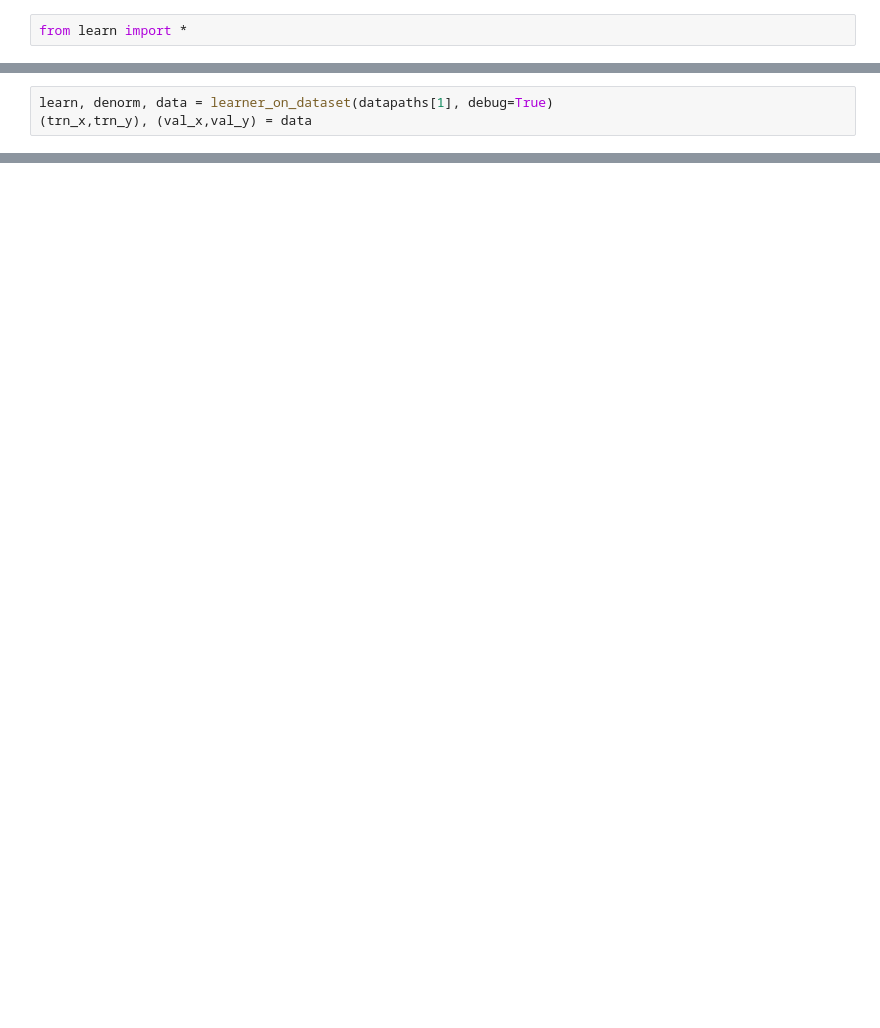
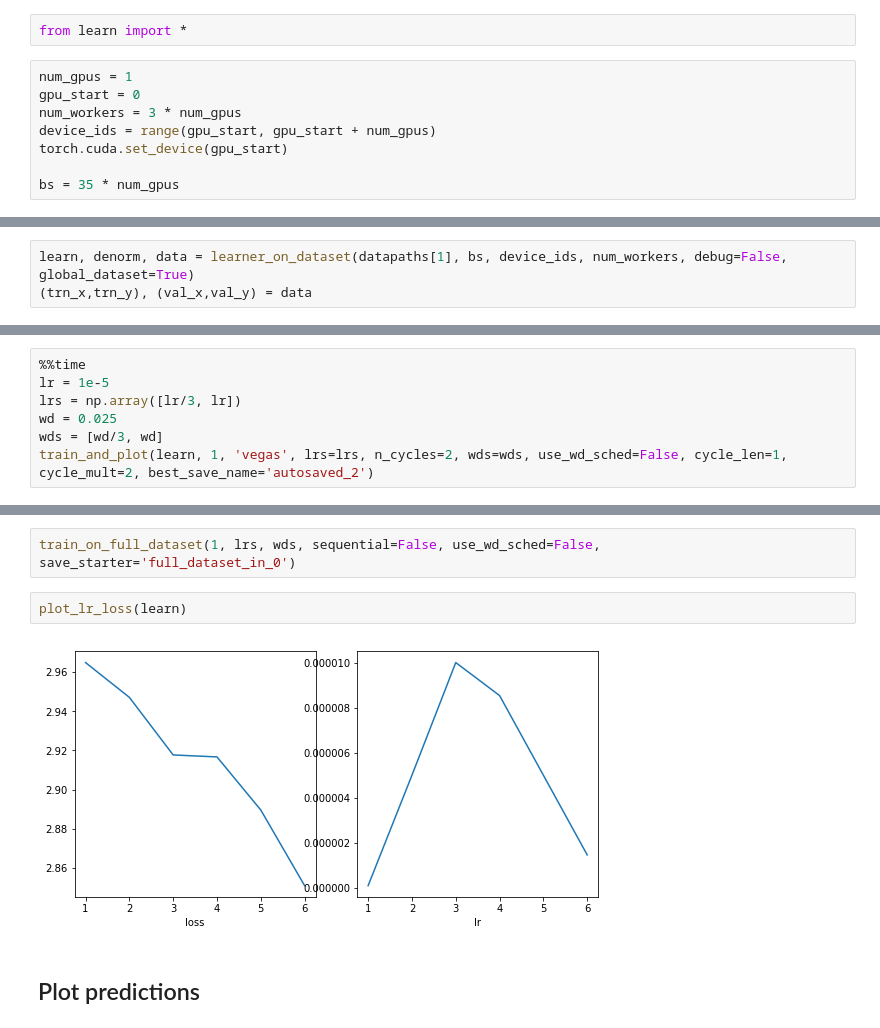
Before and after one commit to Twofyw/building-detection-challenge, a Jupyter notebook: unet_pred.ipynb, the cells around one changed output, grey strips where cells are left out. Drawn from its saved outputs; the diff is of its cells as text; blank space fills up the shorter version.

```diff
--- a/unet_pred.ipynb
+++ b/unet_pred.ipynb
@@ -5,2 +6,10 @@
 # %%
 from learn import *
+# %%
+num_gpus = 1
+gpu_start = 0
+num_workers = 3 * num_gpus
+device_ids = range(gpu_start, gpu_start + num_gpus)
+torch.cuda.set_device(gpu_start)
+
+bs = 35 * num_gpus
@@ -7,5 +18,5 @@ from learn import *
 # %%
-learn, denorm, data = learner_on_dataset(datapaths[1], debug=True)
+learn, denorm, data = learner_on_dataset(datapaths[1], bs, device_ids, num_workers, debug=False, global_dataset=True)
 (trn_x,trn_y), (val_x,val_y) = data
 # %% [output]
 Failed to display Jupyter Widget of type HBox.
@@ -17,0 +29,7 @@ NameError: name '_bs' is not defined
+# %%
+%%time
+lr = 1e-5
+lrs = np.array([lr/3, lr])
+wd = 0.025
+wds = [wd/3, wd]
+train_and_plot(learn, 1, 'vegas', lrs=lrs, n_cycles=2, wds=wds, use_wd_sched=False, cycle_len=1, cycle_mult=2, best_save_name='autosaved_2')
@@ -17,0 +43,8 @@ NameError: name '_bs' is not defined
+# %%
+train_on_full_dataset(1, lrs, wds, sequential=False, use_wd_sched=False, save_starter='full_dataset_in_0')
+# %%
+plot_lr_loss(learn)
+# %% [output]
+[figure, added]
+# %% [markdown]
+## Plot predictions
```
Also changed, not shown: parts of 21 cells of this notebook, 7 other files.
